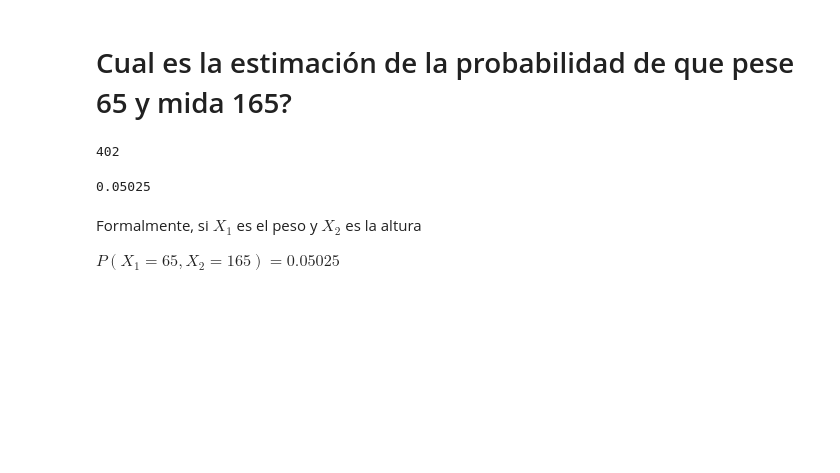
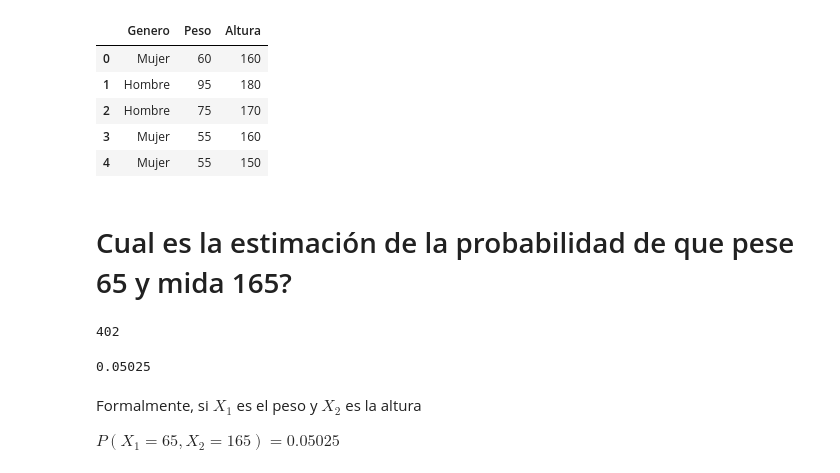
Before and after one commit to jpvidela/diplo-dl_02_Probabilidad, a Jupyter notebook: 06-pesos_alturas_conjunta.ipynb, the cells around one changed output. Cells and saved outputs as stored; diff of their text form; code cells hidden in the pictures; blank space fills up the shorter version.

```diff
--- a/06-pesos_alturas_conjunta.ipynb
+++ b/06-pesos_alturas_conjunta.ipynb
@@ -7,6 +7,15 @@ import numpy as np
 # %%
 import pandas as pd
 df = pd.read_csv('alturas-pesos-train.csv')
+# %%
+df.head()
+# %% [output]
+|  | Genero | Peso | Altura |
+| 0 | Mujer | 60 | 160 |
+| 1 | Hombre | 95 | 180 |
+| 2 | Hombre | 75 | 170 |
+| 3 | Mujer | 55 | 160 |
+| 4 | Mujer | 55 | 150 |
 # %% [markdown]
 # Cual es la estimación de la probabilidad de que pese 65 y mida 165?
 # %%
```
Also changed, not shown: parts of 27 cells of this notebook, 3 other files.
